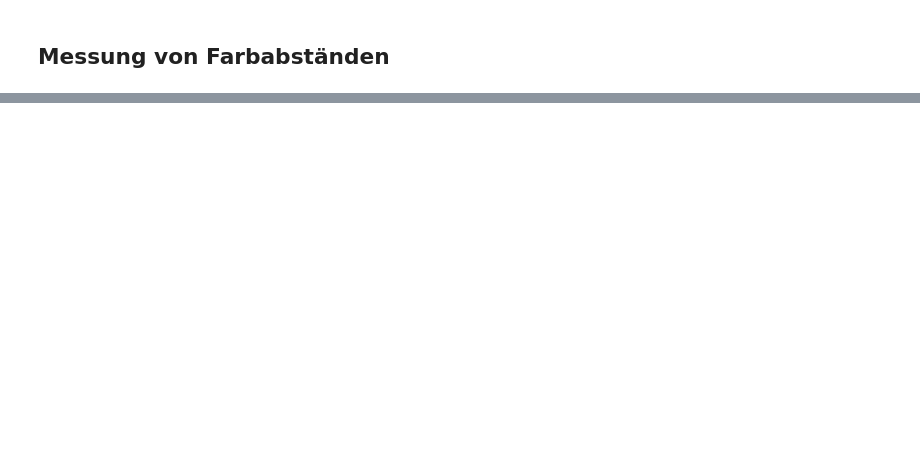
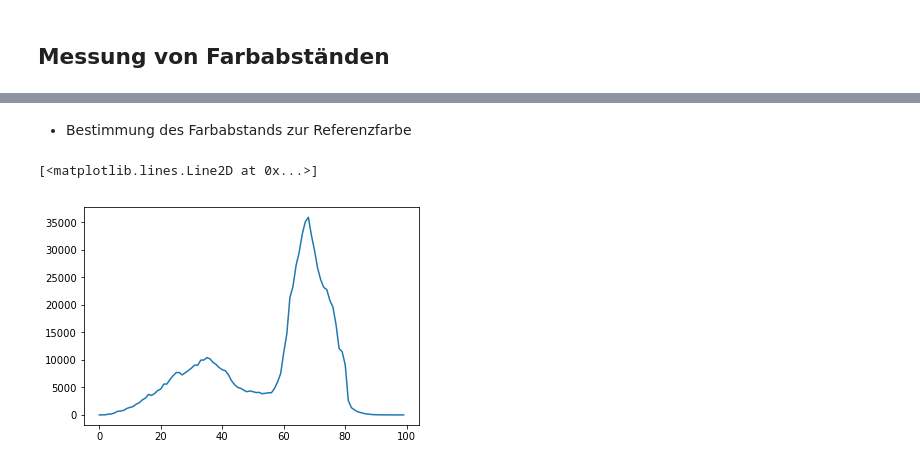
Before and after one commit to gertingold/lit2017, a Jupyter notebook: lit2017.ipynb, the cells around one changed output, grey strips where cells are left out. Saved outputs shown, nothing was run; the diff lists cells and outputs as text; code cells hidden in the pictures; blank space fills up the shorter version.

```diff
--- a/lit2017.ipynb
+++ b/lit2017.ipynb
@@ -308,7 +275,12 @@ plt.imshow(filters.sobel(data.coins()), cmap=plt.cm.gray)
 # %%
 grün = color.colorconv.rgb2lab(np.array([0, 255, 0], dtype=np.uint8).reshape(1, 1, 3))
 # %%
-face_lab = color.colorconv.rgb2lab(face)
+waschbär_lab = color.colorconv.rgb2lab(waschbär)
+# %% [markdown]
+* Bestimmung des Farbabstands zur Referenzfarbe
 # %%
-diff = color.delta_e.deltaE_cie76(face_lab, grün)
+diff = color.delta_e.deltaE_cie76(waschbär_lab, grün)
 plt.plot(ndimage.histogram(diff, min=np.min(diff), max=np.max(diff), bins=100))
+# %% [output]
+[<matplotlib.lines.Line2D at 0x...>]
+[figure, added]
```
Also changed, not shown: parts of 51 cells of this notebook.
